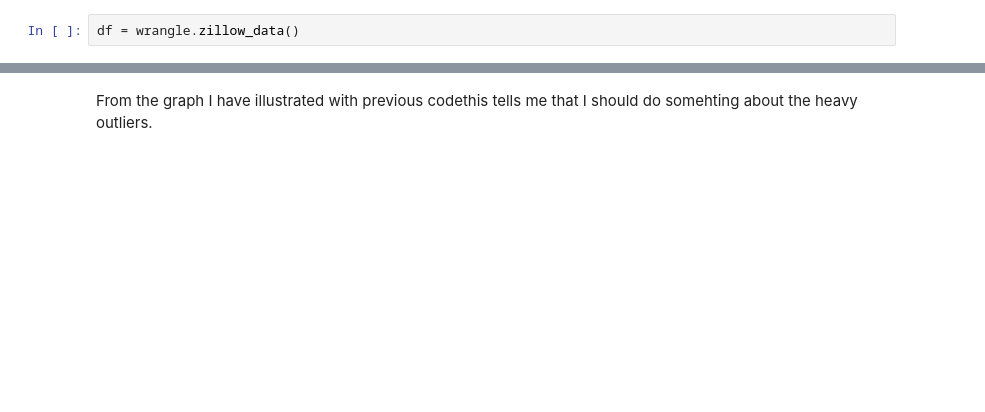
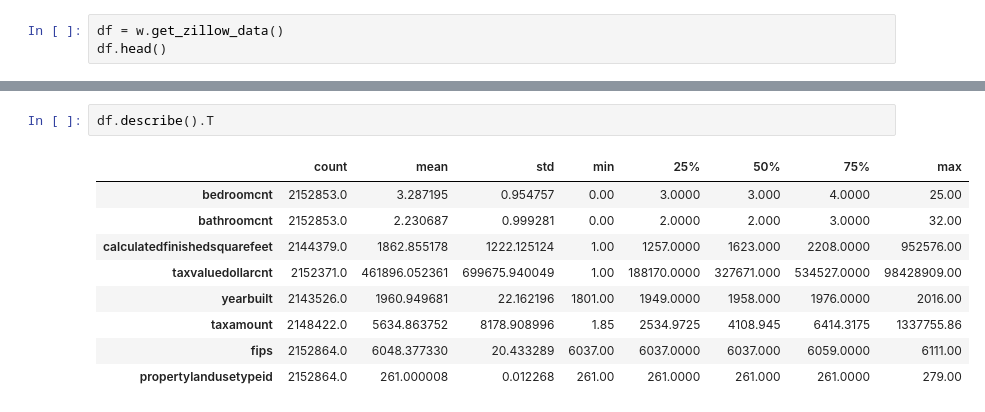
Before and after one commit to annie-carter/regression-exercises, a Jupyter notebook: exploration_exercise.ipynb, the cells around one changed output, grey strips where cells are left out. Drawn from its saved outputs; the diff is of its cells as text; blank space fills up the shorter version.

```diff
--- a/exploration_exercise.ipynb
+++ b/exploration_exercise.ipynb
@@ -27,2 +29,3 @@ from sklearn.preprocessing import MinMaxScaler, StandardScaler, RobustScaler, Qu
 # %%
-df = wrangle.zillow_data()
+df = w.get_zillow_data()
+df.head()
@@ -67,2 +39,12 @@ for col in columns:
-# %% [markdown]
-From the graph I have illustrated with previous codethis tells me that I should do somehting about the heavy outliers.
+# %%
+df.describe().T
+# %% [output]
+|  | count | mean | std | min | 25% | 50% | 75% | max |
+| bedroomcnt | 2152853.0 | 3.287195 | 0.954757 | 0.00 | 3.0000 | 3.000 | 4.0000 | 25.00 |
+| bathroomcnt | 2152853.0 | 2.230687 | 0.999281 | 0.00 | 2.0000 | 2.000 | 3.0000 | 32.00 |
+| calculatedfinishedsquarefeet | 2144379.0 | 1862.855178 | 1222.125124 | 1.00 | 1257.0000 | 1623.000 | 2208.0000 | 952576.00 |
+| taxvaluedollarcnt | 2152371.0 | 461896.052361 | 699675.940049 | 1.00 | 188170.0000 | 327671.000 | 534527.0000 | 98428909.00 |
+| yearbuilt | 2143526.0 | 1960.949681 | 22.162196 | 1801.00 | 1949.0000 | 1958.000 | 1976.0000 | 2016.00 |
+| taxamount | 2148422.0 | 5634.863752 | 8178.908996 | 1.85 | 2534.9725 | 4108.945 | 6414.3175 | 1337755.86 |
+| fips | 2152864.0 | 6048.377330 | 20.433289 | 6037.00 | 6037.0000 | 6037.000 | 6059.0000 | 6111.00 |
+| propertylandusetypeid | 2152864.0 | 261.000008 | 0.012268 | 261.00 | 261.0000 | 261.000 | 261.0000 | 279.00 |
```
Also changed, not shown: parts of 60 cells of this notebook, 2 other files.
